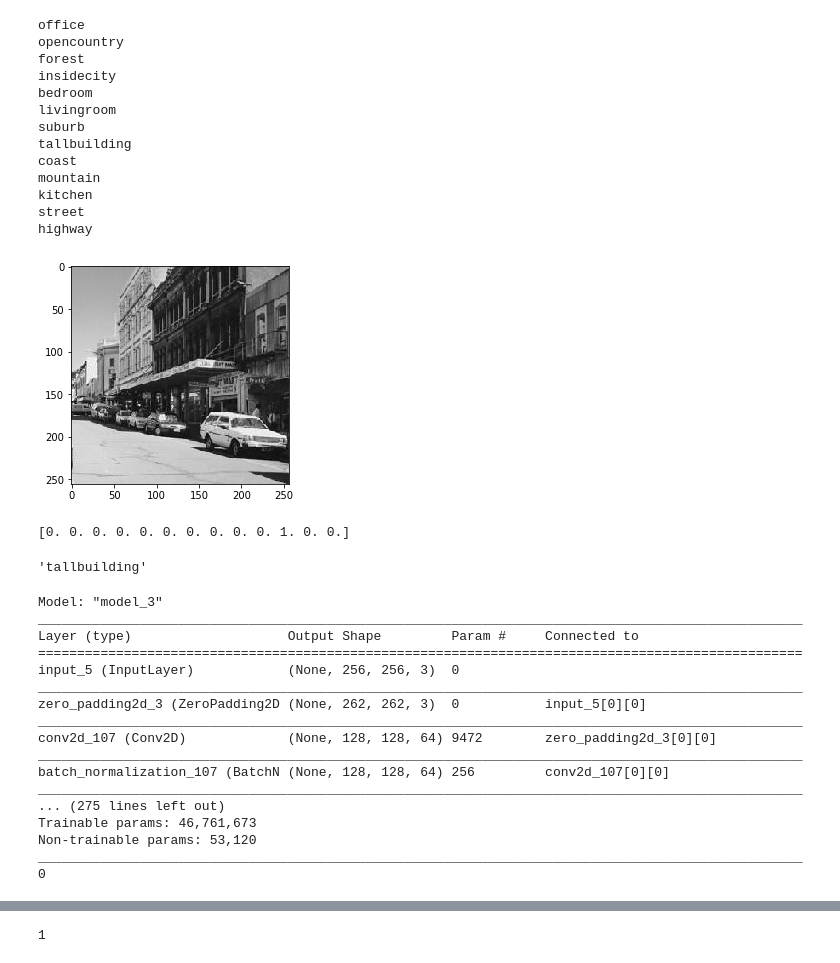
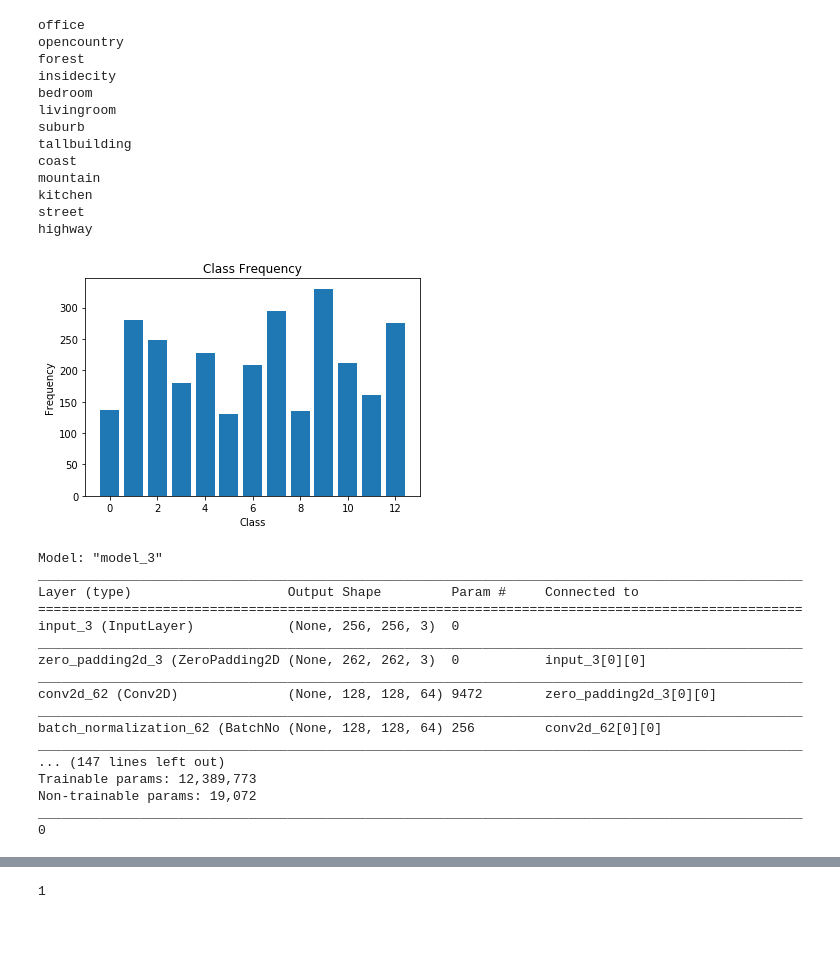
Before and after one commit to danny021406/CNN-project1, a Jupyter notebook: p1.ipynb, the cells around one changed output, grey strips where cells are left out. Cells and saved outputs as stored; diff of their text form; code cells hidden in the pictures; blank space fills up the shorter version.

```diff
--- a/p1.ipynb
+++ b/p1.ipynb
@@ -48,6 +47,17 @@ mountain
 kitchen
 street
 highway
+# %%
+unique, counts = np.unique(target_data, return_counts=True)
+plt.bar(unique, counts)
+
+plt.title('Class Frequency')
+plt.xlabel('Class')
+plt.ylabel('Frequency')
+
+plt.show()
+# %% [output]
+[figure, added]
 # %%
 le = preprocessing.LabelEncoder()
 le.fit(target_data)
@@ -59,18 +68,5 @@ x_train, x_val, y_train, y_val = train_test_split(
 y_train = to_categorical(y_train, num_classes=13)
 y_val = to_categorical(y_val, num_classes=13)
-# %%
-# print(train_data[0])
-show_image = x_train[200].reshape(256, 256, 3)
-plt.imshow(show_image)
-plt.show()
-print(y_train[200])
-# print(show_image)
-le.inverse_transform(12)
-# len(x_val)
-# %% [output]
-[figure, removed]
-[0. 0. 0. 0. 0. 0. 0. 0. 0. 0. 1. 0. 0.]
-'tallbuilding'
 # %%
 x_train = np.array(x_train)
 x_val = np.array(x_val)
@@ -118,31 +114,27 @@ x = MaxPooling2D(pool_size=(3,3),strides=(2,2),padding='same')(x)
 
 x = Conv_Block(x,nb_filter=[64,64,256],kernel_size=(3,3),strides=(1,1),with_conv_shortcut=True)
 x = Conv_Block(x,nb_filter=[64,64,256],kernel_size=(3,3))
-x = Conv_Block(x,nb_filter=[64,64,256],kernel_size=(3,3))
 
 x = Conv_Block(x,nb_filter=[128,128,512],kernel_size=(3,3),strides=(2,2),with_conv_shortcut=True)
-x = Conv_Block(x,nb_filter=[128,128,512],kernel_size=(3,3))
 x = Conv_Block(x,nb_filter=[128,128,512],kernel_size=(3,3))
 x = Conv_Block(x,nb_filter=[128,128,512],kernel_size=(3,3))
 
 x = Conv_Block(x,nb_filter=[256,256,1024],kernel_size=(3,3),strides=(2,2),with_conv_shortcut=True)
 x = Conv_Block(x,nb_filter=[256,256,1024],kernel_size=(3,3))
 x = Conv_Block(x,nb_filter=[256,256,1024],kernel_size=(3,3))
-x = Conv_Block(x,nb_filter=[256,256,1024],kernel_size=(3,3))
-x = Conv_Block(x,nb_filter=[256,256,1024],kernel_size=(3,3))
-x = Conv_Block(x,nb_filter=[256,256,1024],kernel_size=(3,3))
+# x = Conv_Block(x,nb_filter=[256,256,1024],kernel_size=(3,3))
+# x = Conv_Block(x,nb_filter=[256,256,1024],kernel_size=(3,3))
 
-x = Conv_Block(x,nb_filter=[512,512,2048],kernel_size=(3,3),strides=(2,2),with_conv_shortcut=True)
-x = Conv_Block(x,nb_filter=[512,512,2048],kernel_size=(3,3))
-x = Conv_Block(x,nb_filter=[512,512,2048],kernel_size=(3,3))
+# x = Conv_Block(x,nb_filter=[512,512,2048],kernel_size=(3,3),strides=(2,2),with_conv_shortcut=True)
+# x = Conv_Block(x,nb_filter=[512,512,2048],kernel_size=(3,3))
+# x = Conv_Block(x,nb_filter=[512,512,2048],kernel_size=(3,3))
 x = AveragePooling2D(pool_size=(7,7))(x)
-x = GlobalAveragePooling2D()(x)
-# x = Flatten()(x)
-# x = Dropout(0.3)(x)
+# x = GlobalAveragePooling2D()(x)
+x = Flatten()(x)
 x = Dense(512,activation='relu')(x)
 x = Dropout(0.3)(x)
 x = Dense(128,activation='relu')(x)
-x = Dropout(0.3)(x)
+# x = Dropout(0.3)(x)
 # x = Dense(500,activation='relu')(x)
 x = Dense(13,activation='softmax')(x)
 
@@ -156,30 +148,23 @@ model_count = 1
 for i in range(model_count):
     print(i)
     model_tmp = clone_model(model)
-    model_tmp.compile(loss='categorical_crossentropy',optimizer='adam',metrics=['accuracy'])
+    model_tmp.compile(loss='categorical_crossentropy',optimizer=sgd,metrics=['accuracy'])
     model_arr.append(model_tmp)
-
-# model_1 = clone_model(model)
-# model_1.compile(loss='categorical_crossentropy',optimizer=sgd,metrics=['accuracy'])
-# model_2 = clone_model(model)
-# model_2.compile(loss='categorical_crossentropy',optimizer=sgd,metrics=['accuracy'])
-# model_3 = clone_model(model)
-# model_3.compile(loss='categorical_crossentropy',optimizer=sgd,metrics=['accuracy'])
 # %% [output]
 Model: "model_3"
 __________________________________________________________________________________________________
 Layer (type)                    Output Shape         Param #     Connected to
 ==================================================================================================
-input_5 (InputLayer)            (None, 256, 256, 3)  0
+input_3 (InputLayer)            (None, 256, 256, 3)  0
 __________________________________________________________________________________________________
-zero_padding2d_3 (ZeroPadding2D (None, 262, 262, 3)  0           input_5[0][0]
+zero_padding2d_3 (ZeroPadding2D (None, 262, 262, 3)  0           input_3[0][0]
 __________________________________________________________________________________________________
-conv2d_107 (Conv2D)             (None, 128, 128, 64) 9472        zero_padding2d_3[0][0]
+conv2d_62 (Conv2D)              (None, 128, 128, 64) 9472        zero_padding2d_3[0][0]
 __________________________________________________________________________________________________
-batch_normalization_107 (BatchN (None, 128, 128, 64) 256         conv2d_107[0][0]
+batch_normalization_62 (BatchNo (None, 128, 128, 64) 256         conv2d_62[0][0]
 __________________________________________________________________________________________________
-... (275 lines left out)
-Trainable params: 46,761,673
-Non-trainable params: 53,120
+... (147 lines left out)
+Trainable params: 12,389,773
+Non-trainable params: 19,072
 __________________________________________________________________________________________________
 0
```
Also changed, not shown: parts of 13 cells of this notebook, 1 other file.
